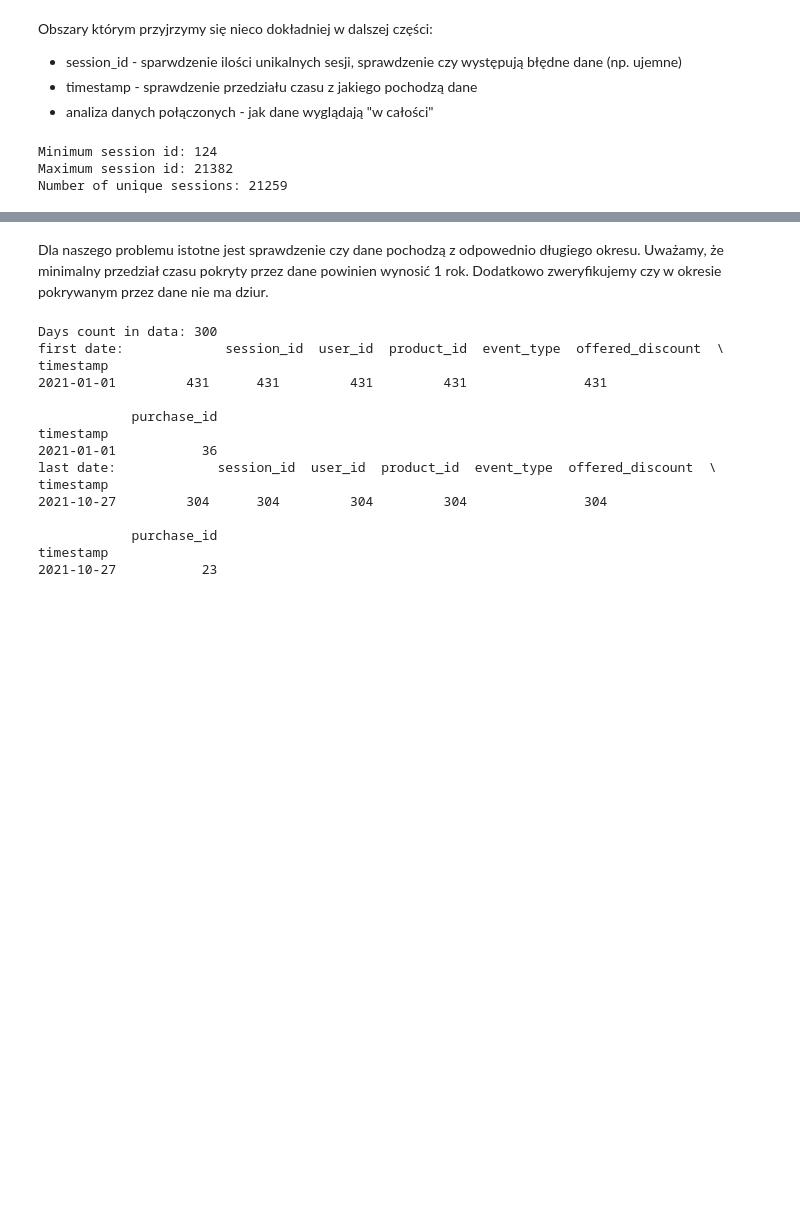
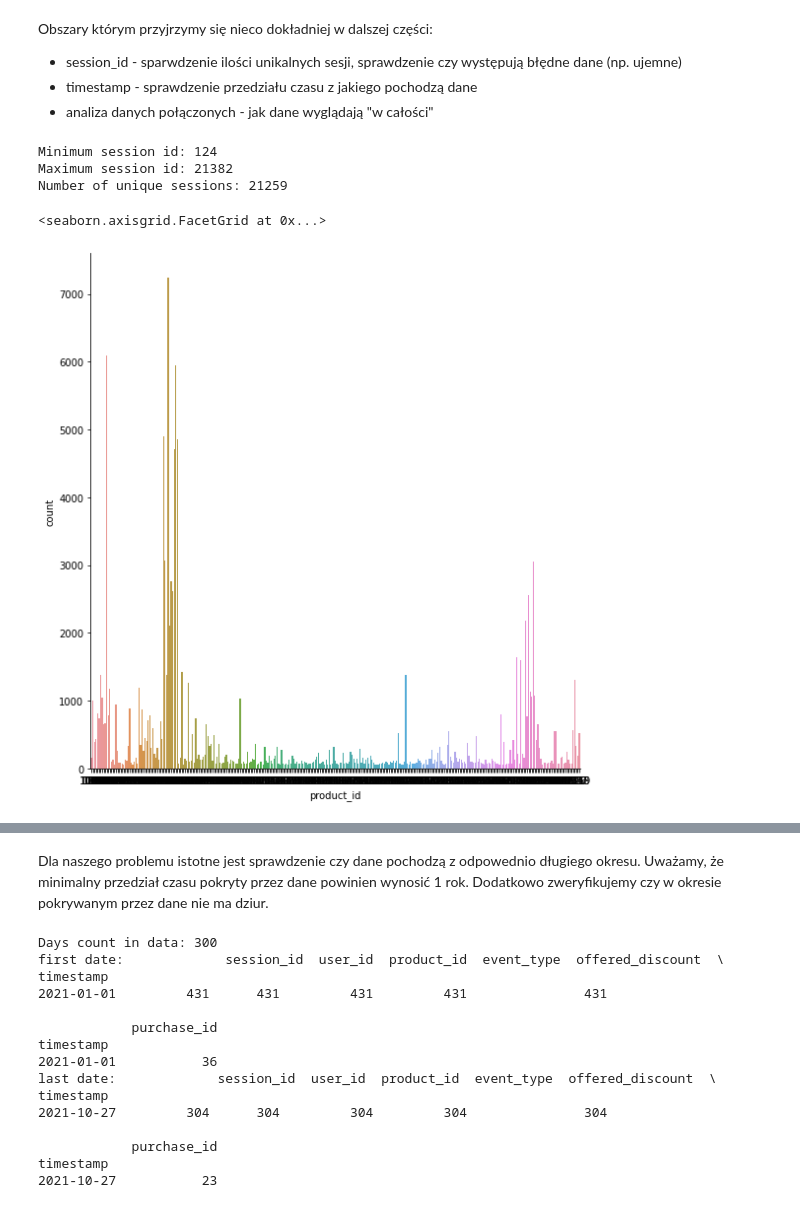
Before and after one commit to SwirtaB/IUM_Recommendation-system, a Jupyter notebook: notebooks/data_analysis.ipynb, the cells around one changed output, grey strips where cells are left out. Cells and saved outputs as stored; diff of their text form; code cells hidden in the pictures; blank space fills up the shorter version.

Commit message:
Distribution of viewed products. No comments so far.

```diff
--- a/notebooks/data_analysis.ipynb
+++ b/notebooks/data_analysis.ipynb
@@ -393,3 +393,8 @@ print(f"Number of unique sessions: {sessionsDF['session_id'].nunique()}")
 Minimum session id: 124
 Maximum session id: 21382
 Number of unique sessions: 21259
+# %%
+sns.catplot(data=sessionsDF, kind='count', x='product_id', height=8)
+# %% [output]
+<seaborn.axisgrid.FacetGrid at 0x...>
+[figure, added]
```
Also changed, not shown: parts of 3 cells of this notebook.
